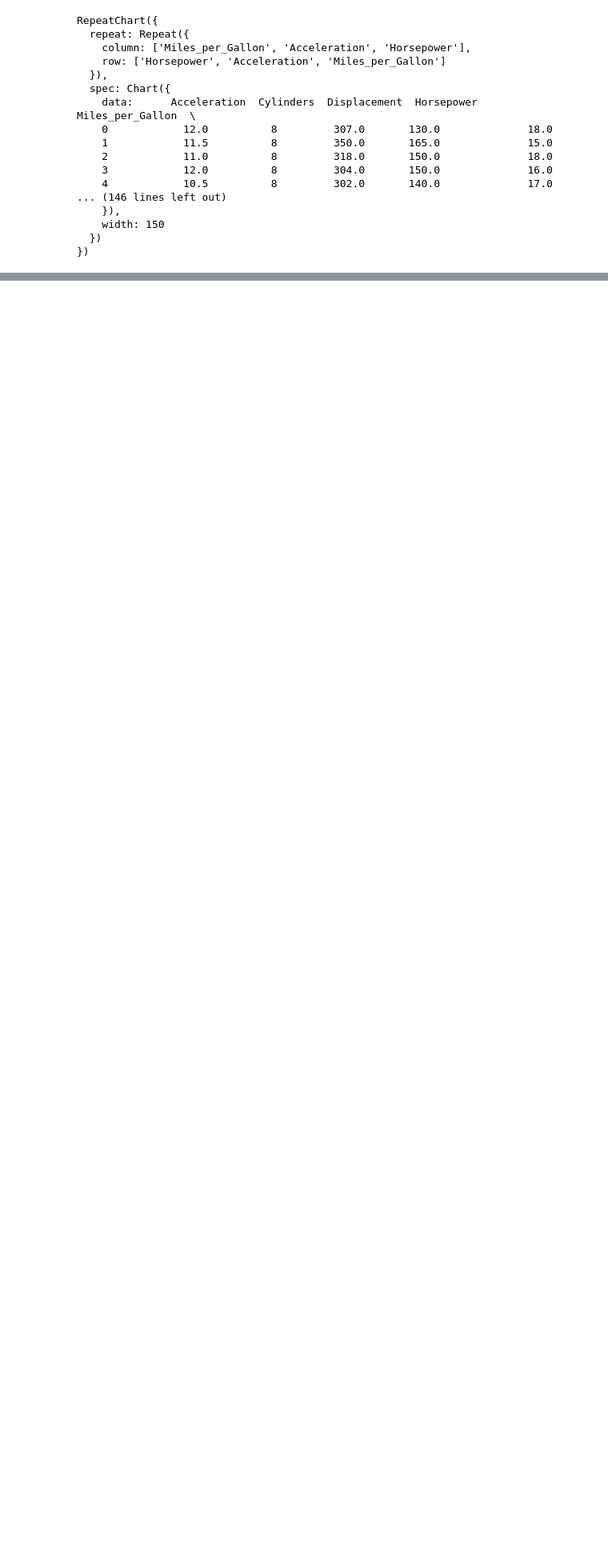
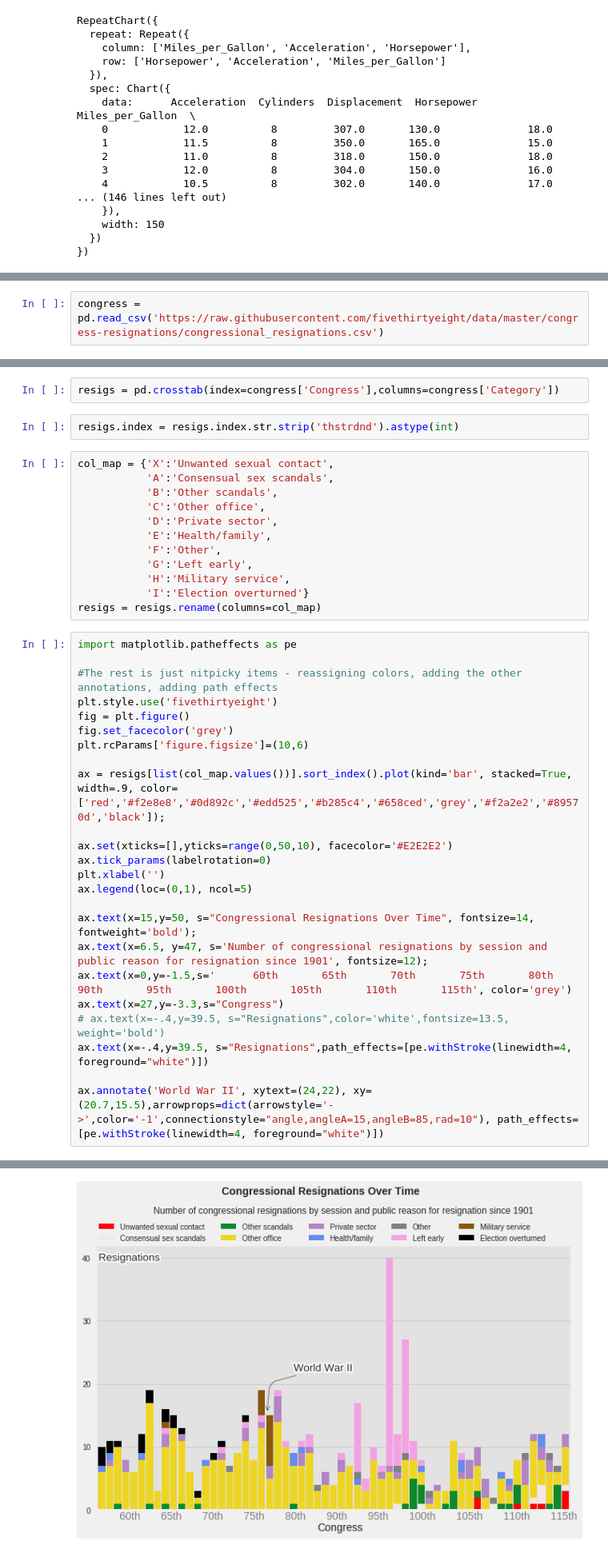
Before and after one commit to bloominstituteoftechnology/DS-Unit-1-Sprint-3-Data-Storytelling, a Jupyter notebook: module3-make-explanatory-visualizations/LS_DS_223_Make_explanatory_visualizations.ipynb, the cells around one changed output, grey strips where cells are left out. Shown at 80% size. Cells and saved outputs as stored; diff of their text form; blank space fills up the shorter version.

Commit message:
Completed Main Assignment - Copied a 538 stacked bar chart

```diff
--- a/module3-make-explanatory-visualizations/LS_DS_223_Make_explanatory_visualizations.ipynb
+++ b/module3-make-explanatory-visualizations/LS_DS_223_Make_explanatory_visualizations.ipynb
@@ -245,0 +252,2 @@ Take notes. Consider sharing your work with your cohort!
+# %%
+congress = pd.read_csv('https://raw.githubusercontent.com/fivethirtyeight/data/master/congress-resignations/congressional_resignations.csv')
@@ -245,0 +287,41 @@ Take notes. Consider sharing your work with your cohort!
+# %%
+resigs = pd.crosstab(index=congress['Congress'],columns=congress['Category'])
+# %%
+resigs.index = resigs.index.str.strip('thstrdnd').astype(int)
+# %%
+col_map = {'X':'Unwanted sexual contact',
+           'A':'Consensual sex scandals',
+           'B':'Other scandals',
+           'C':'Other office',
+           'D':'Private sector',
+           'E':'Health/family',
+           'F':'Other',
+           'G':'Left early',
+           'H':'Military service',
+           'I':'Election overturned'}
+resigs = resigs.rename(columns=col_map)
+# %%
+import matplotlib.patheffects as pe
+
+#The rest is just nitpicky items - reassigning colors, adding the other annotations, adding path effects
+plt.style.use('fivethirtyeight')
+fig = plt.figure()
+fig.set_facecolor('grey')
+plt.rcParams['figure.figsize']=(10,6)
+
+ax = resigs[list(col_map.values())].sort_index().plot(kind='bar', stacked=True, width=.9, color=['red','#f2e8e8','#0d892c','#edd525','#b285c4','#658ced','grey','#f2a2e2','#89570d','black']);
+
+ax.set(xticks=[],yticks=range(0,50,10), facecolor='#E2E2E2')
+ax.tick_params(labelrotation=0)
+plt.xlabel('')
+ax.legend(loc=(0,1), ncol=5)
+
+ax.text(x=15,y=50, s="Congressional Resignations Over Time", fontsize=14, fontweight='bold');
+ax.text(x=6.5, y=47, s='Number of congressional resignations by session and public reason for resignation since 1901', fontsize=12);
+ax.text(x=0,y=-1.5,s='      60th       65th       70th       75th       80th       90th       95th       100th       105th       110th       115th', color='grey')
+ax.text(x=27,y=-3.3,s="Congress")
+# ax.text(x=-.4,y=39.5, s="Resignations",color='white',fontsize=13.5, weight='bold')
+ax.text(x=-.4,y=39.5, s="Resignations",path_effects=[pe.withStroke(linewidth=4, foreground="white")])
+
+ax.annotate('World War II', xytext=(24,22), xy=(20.7,15.5),arrowprops=dict(arrowstyle='->',color='-1',connectionstyle="angle,angleA=15,angleB=85,rad=10"), path_effects=[pe.withStroke(linewidth=4, foreground="white")])
+# %% [output]
@@ -245,0 +330 @@ Take notes. Consider sharing your work with your cohort!
+[figure, added]
```
Also changed, not shown: parts of 7 cells of this notebook.
